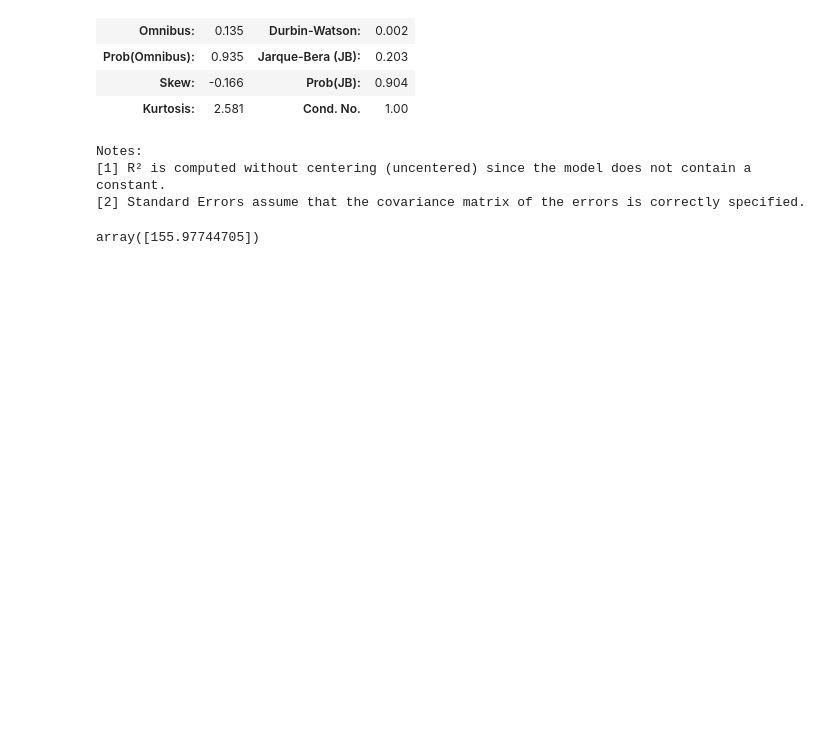
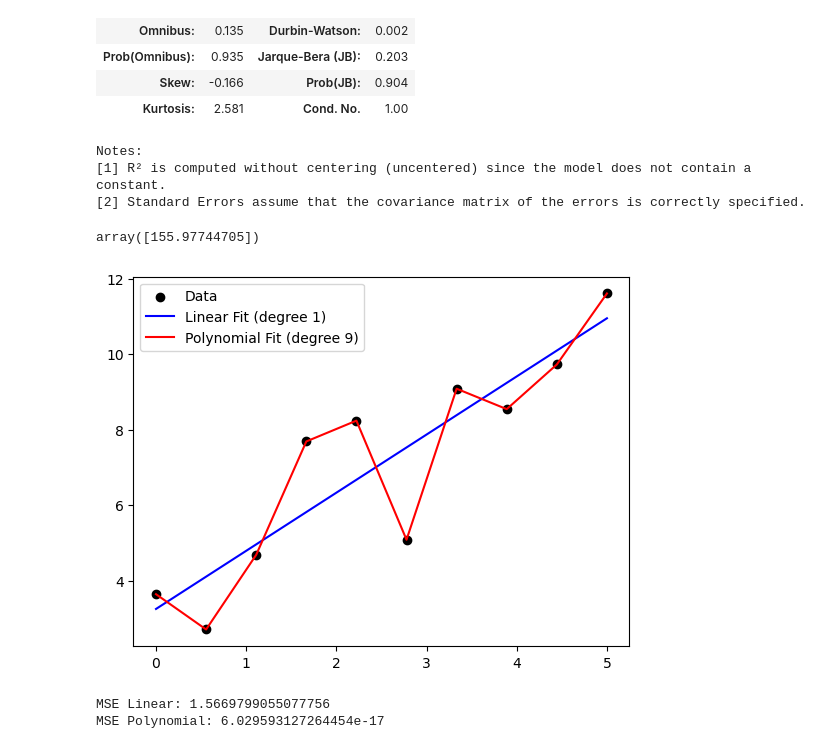
Before and after one commit to SARWAGYASHAH/implementing-linear-regression, a Jupyter notebook: lecturesimplereg.ipynb, the cells around one changed output. Saved outputs shown, nothing was run; the diff lists cells and outputs as text; code cells hidden in the pictures; blank space fills up the shorter version.

```diff
--- a/lecturesimplereg.ipynb
+++ b/lecturesimplereg.ipynb
@@ -288,3 +288,41 @@ Notes:
 regression.predict(sclear.transform([[72]]))
 # %% [output]
 array([155.97744705])
+# %%
+import numpy as np
+import matplotlib.pyplot as plt
+from sklearn.linear_model import LinearRegression
+from sklearn.preprocessing import PolynomialFeatures
+from sklearn.metrics import mean_squared_error
+
+# 1. Create a small dataset
+np.random.seed(0)
+X = np.linspace(0, 5, 10).reshape(-1, 1)  # small dataset
+y = 2 * X.flatten() + 1 + np.random.randn(10) * 1.5  # linear trend + noise
+
+# 2. Fit Linear Regression (degree 1)
+lin_reg = LinearRegression()
+lin_reg.fit(X, y)
+y_pred_linear = lin_reg.predict(X)
+
+# 3. Fit Polynomial Regression (degree 9) -> overfitting
+poly = PolynomialFeatures(degree=9)
+X_poly = poly.fit_transform(X)
+poly_reg = LinearRegression()
+poly_reg.fit(X_poly, y)
+y_pred_poly = poly_reg.predict(X_poly)
+
+# 4. Plot results
+plt.scatter(X, y, color='black', label='Data')
+plt.plot(X, y_pred_linear, label='Linear Fit (degree 1)', color='blue')
+plt.plot(X, y_pred_poly, label='Polynomial Fit (degree 9)', color='red')
+plt.legend()
+plt.show()
+
+# 5. Print training errors
+print("MSE Linear:", mean_squared_error(y, y_pred_linear))
+print("MSE Polynomial:", mean_squared_error(y, y_pred_poly))
+# %% [output]
+[figure, added]
+MSE Linear: 1.5669799055077756
+MSE Polynomial: 6.029593127264454e-17
```
Also changed, not shown: 6 other files.
